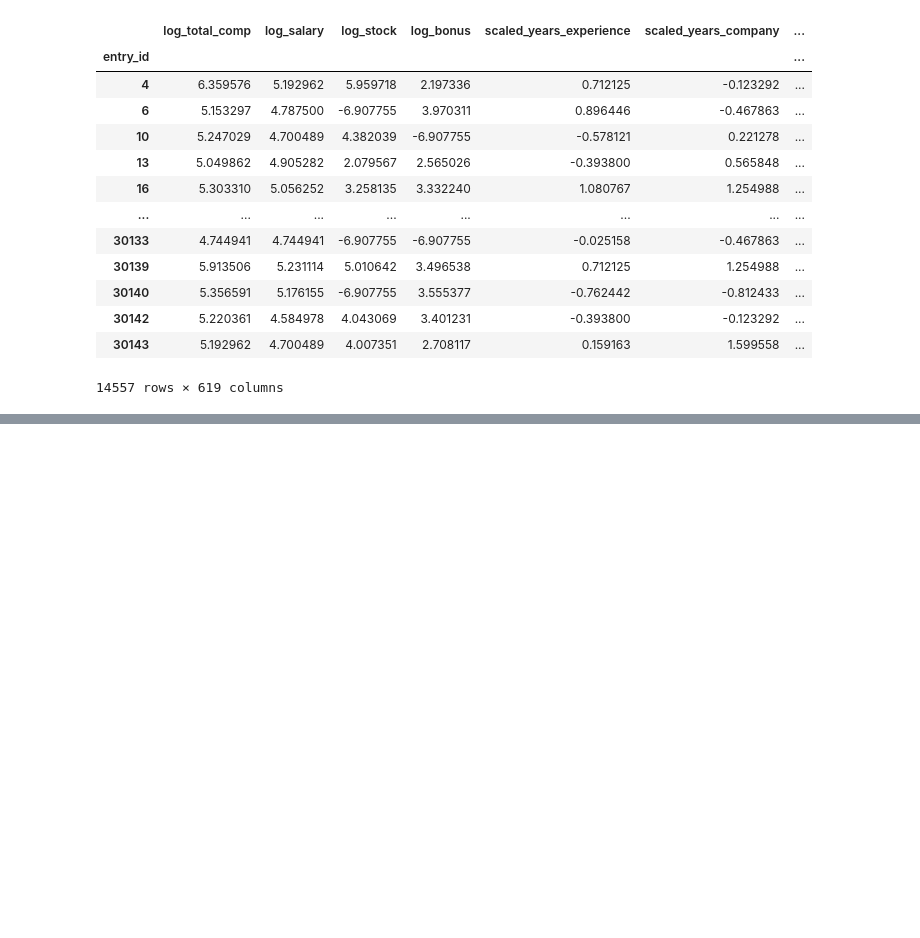
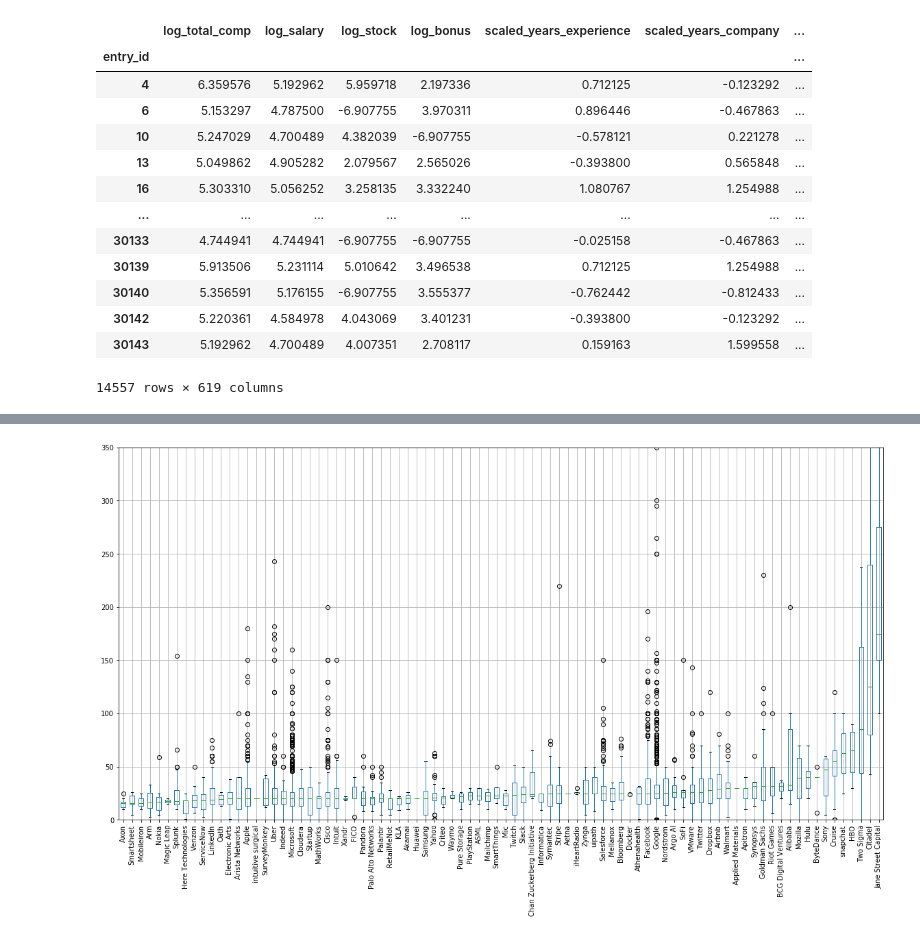
Before and after one commit to simonayzman/CompensationNegotiation, a Jupyter notebook: Data Preparation.ipynb, the cells around one changed output, grey strips where cells are left out. Saved outputs shown, nothing was run; the diff lists cells and outputs as text; code cells hidden in the pictures; blank space fills up the shorter version.

```diff
--- a/Data Preparation.ipynb
+++ b/Data Preparation.ipynb
@@ -553,0 +591,5 @@ comp_final_interactions.to_csv('data/prepped_comp_data_interactions.csv')
+# %%
+bonus_plot = boxplot_sorted(comp, ['company'], 'bonus', 15)
+bonus_plot = bonus_plot.set_ylim([0, 350])
+# %% [output]
+[figure, added]
```
Also changed, not shown: parts of 7 cells of this notebook.
